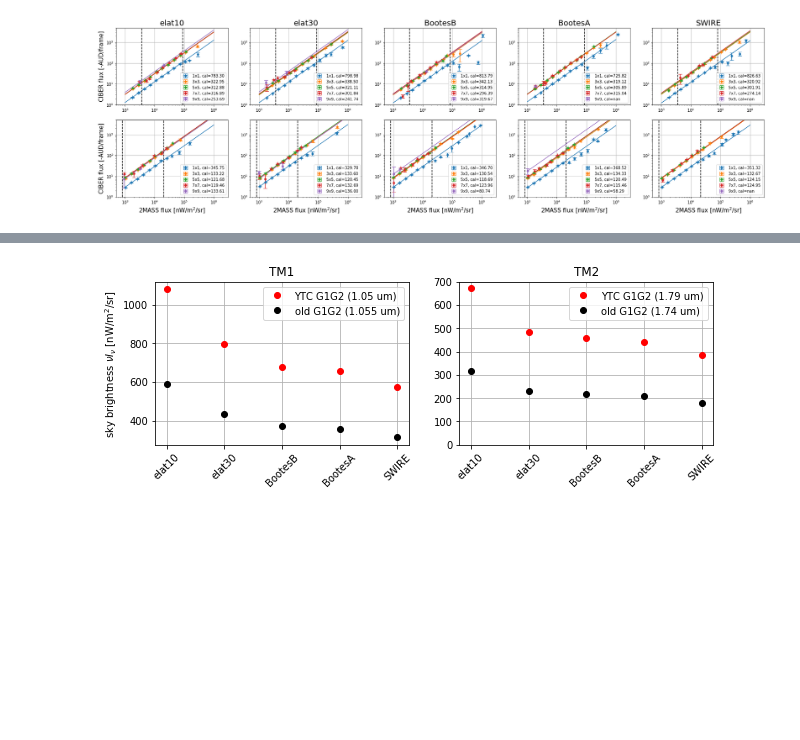
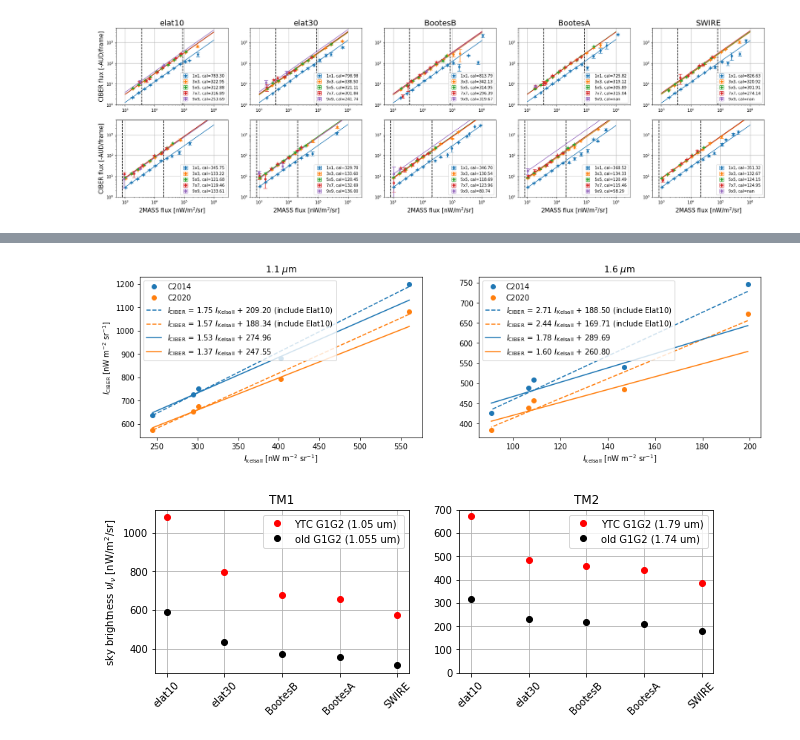
Before and after one commit to yuntingcheng/python_ciber, a Jupyter notebook: stack_modelfit/reduction.ipynb, the cells around one changed output, grey strips where cells are left out. Cells and saved outputs as stored; diff of their text form; code cells hidden in the pictures; blank space fills up the shorter version.

```diff
--- a/stack_modelfit/reduction.ipynb
+++ b/stack_modelfit/reduction.ipynb
@@ -324,3 +340,56 @@ SWIRE, Isky(I)=335.10,Isky(H)=248.39
+# %%
+from reduction import *
+# data_maps = {1: image_reduction(1), 2: image_reduction(2)}
+
+fig, ax = plt.subplots(1,2,figsize=(15,4))
+C14_C20 = (-170.36*2.03)/(-311.35)
+for inst in [1,2]:
+    I14_arr = []
+    I20_arr = []
+    Izl_arr = []
+    for ifield in [4,5,6,7,8]:
+        I20, ZL = load_processed_images(data_maps,
+                              return_names=[(inst,ifield,'mean_cb'),
+                                            (inst,ifield,'kelsall')])
+        I20_arr.append(I20)
+        I14_arr.append(I20 * C14_C20)
+        Izl_arr.append(np.mean(ZL))
+    I20_arr, I14_arr, Izl_arr = np.array(I20_arr), np.array(I14_arr), np.array(Izl_arr)
+    ax[inst-1].plot(Izl_arr,I14_arr,'C0o',label='C2014')
+    ax[inst-1].plot(Izl_arr,I20_arr,'C1o',label='C2020')
+
+#     off14 = np.sqrt(np.mean((I14_arr[1:] - Izl_arr[1:])**2))
+#     ax[inst-1].plot(Izl_arr, Izl_arr+off14,'C0')
+#     off20 = np.sqrt(np.mean((I20_arr[1:] - Izl_arr[1:])**2))
+#     ax[inst-1].plot(Izl_arr, Izl_arr+off20,'C1')
+
+    p = np.polyfit(Izl_arr, I14_arr, 1)
+    fit = np.polyval(p,Izl_arr)
+    ax[inst-1].plot(Izl_arr, fit,'C0--',
+                    label=r'$I_{\rm CIBER}$ = %.2f $I_{\rm Kelsall}$ + %.2f (include Elat10)'%(p[0],p[1]))
+    p = np.polyfit(Izl_arr, I20_arr, 1)
+    fit = np.polyval(p,Izl_arr)
+    ax[inst-1].plot(Izl_arr, fit,'C1--',
+                    label=r'$I_{\rm CIBER}$ = %.2f $I_{\rm Kelsall}$ + %.2f (include Elat10)'%(p[0],p[1]))
+
+    p = np.polyfit(Izl_arr[1:], I14_arr[1:], 1)
+    fit = np.polyval(p,Izl_arr)
+    ax[inst-1].plot(Izl_arr, fit,'C0',
+                    label=r'$I_{\rm CIBER}$ = %.2f $I_{\rm Kelsall}$ + %.2f'%(p[0],p[1]))
+    p = np.polyfit(Izl_arr[1:], I20_arr[1:], 1)
+    fit = np.polyval(p,Izl_arr)
+    ax[inst-1].plot(Izl_arr, fit,'C1',
+                    label=r'$I_{\rm CIBER}$ = %.2f $I_{\rm Kelsall}$ + %.2f'%(p[0],p[1]))
+
+    ax[inst-1].set_xlabel(r'$I_{\rm kelsall}$ [nW m$^{-2}$ sr$^{-1}$]')
+ax[0].set_title('1.1 $\mu$m')
+ax[1].set_title('1.6 $\mu$m')
+ax[0].set_ylabel(r'$I_{\rm CIBER}$ [nW m$^{-2}$ sr$^{-1}$]')
+ax[0].legend()
+ax[1].legend()
+plt.savefig('/Users/ytcheng/Desktop/kelsall', dpi = 150, bbox_inches='tight')
+# %% [output]
+[figure, added]
 # %%
 # reduc_generate_flightcal.m, psf_from_stack.m, get_quick_psf.m
 # from reduction import *
```
Also changed, not shown: parts of 1 cell of this notebook, 5 other files.
